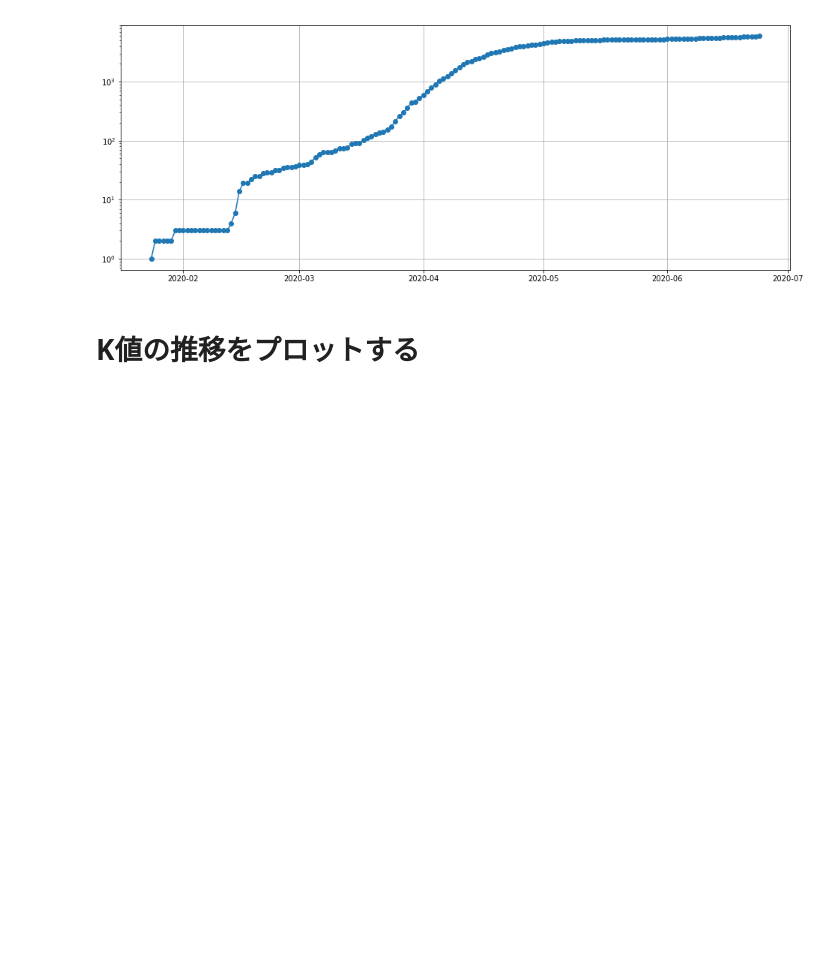
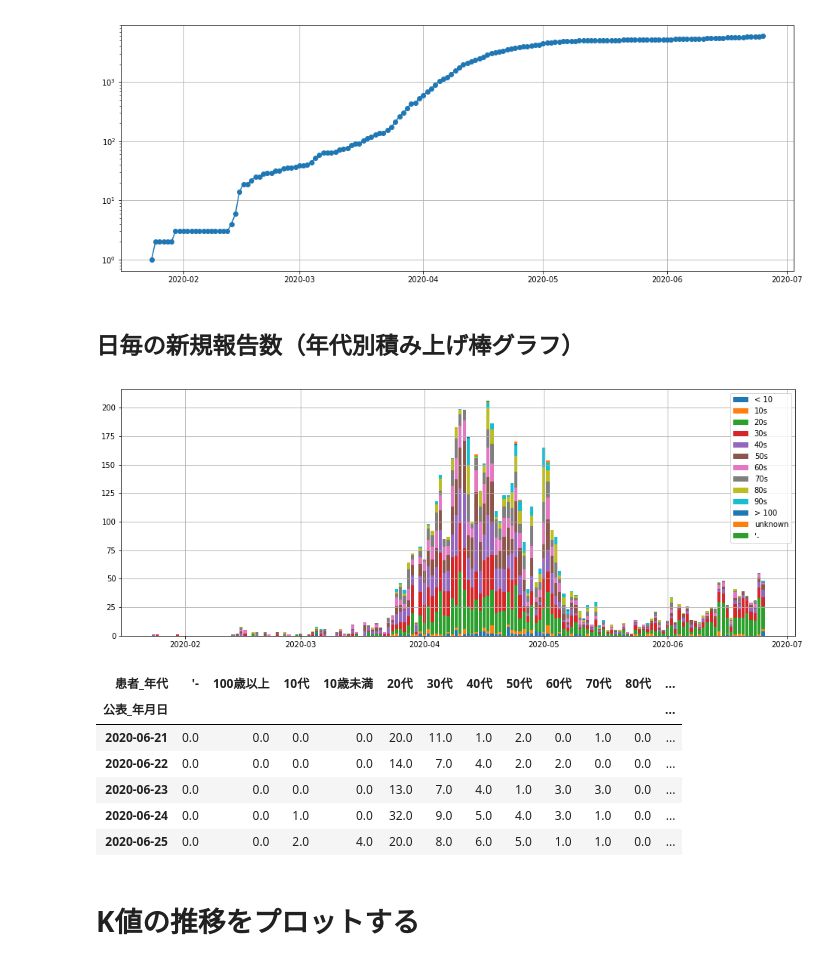
Before and after one commit to dgakane/covid19, a Jupyter notebook: nb/tokyo.ipynb, the cells around one changed output. Cells and saved outputs as stored; diff of their text form; code cells hidden in the pictures; blank space fills up the shorter version.

```diff
--- a/nb/tokyo.ipynb
+++ b/nb/tokyo.ipynb
@@ -135,6 +135,60 @@ ax.grid()
 plt.show()
 # %% [output]
 [figure]
+# %% [markdown]
+## 日毎の新規報告数（年代別積み上げ棒グラフ）
+# %%
+
+by_date_age = df.groupby(["公表_年月日","患者_年代"])
+agg_count = by_date_age.size().unstack().fillna(0)
+
+fig = plt.figure(figsize=(16.0, 6.0))
+ax = fig.add_subplot(111)
+
+bottom = 0
+p00 = plt.bar(agg_count.index,agg_count["10歳未満"], bottom=bottom)
+bottom += agg_count["10歳未満"]
+p01 = plt.bar(agg_count.index,agg_count["10代"], bottom=bottom)
+bottom += agg_count["10代"]
+p02 = plt.bar(agg_count.index,agg_count["20代"], bottom=bottom)
+bottom += agg_count["20代"]
+p03 = plt.bar(agg_count.index,agg_count["30代"], bottom=bottom)
+bottom += agg_count["30代"]
+p04 = plt.bar(agg_count.index,agg_count["40代"], bottom=bottom)
+bottom += agg_count["40代"]
+p05 = plt.bar(agg_count.index,agg_count["50代"], bottom=bottom)
+bottom += agg_count["50代"]
+p06 = plt.bar(agg_count.index,agg_count["60代"], bottom=bottom)
+bottom += agg_count["60代"]
+p07 = plt.bar(agg_count.index,agg_count["70代"], bottom=bottom)
+bottom += agg_count["70代"]
+p08 = plt.bar(agg_count.index,agg_count["80代"], bottom=bottom)
+bottom += agg_count["80代"]
+p09 = plt.bar(agg_count.index,agg_count["90代"], bottom=bottom)
+bottom += agg_count["90代"]
+p10 = plt.bar(agg_count.index,agg_count["100歳以上"], bottom=bottom)
+bottom += agg_count["100歳以上"]
+p_unknown = plt.bar(agg_count.index,agg_count["不明"], bottom=bottom)
+bottom += agg_count["不明"]
+p_dash = plt.bar(agg_count.index,agg_count["'-"], bottom=bottom)
+
+
+plt.legend(
+    (p00[0], p01[0], p02[0], p03[0],p04[0], p05[0], p06[0], p07[0], p08[0], p09[0], p10[0], p_unknown[0], p_dash[0]),
+    ('< 10', '10s', '20s', '30s', '40s', '50s', '60s', '70s', '80s', '90s', '> 100', 'unknown', "'-"))
+
+ax.grid()
+plt.show()
+agg_count.tail()
+# %% [output]
+[figure, added]
+| 患者_年代 | '- | 100歳以上 | 10代 | 10歳未満 | 20代 | 30代 | 40代 | 50代 | 60代 | 70代 | 80代 | ... |
+| 公表_年月日 |  |  |  |  |  |  |  |  |  |  |  | ... |
+| 2020-06-21 | 0.0 | 0.0 | 0.0 | 0.0 | 20.0 | 11.0 | 1.0 | 2.0 | 0.0 | 1.0 | 0.0 | ... |
+| 2020-06-22 | 0.0 | 0.0 | 0.0 | 0.0 | 14.0 | 7.0 | 4.0 | 2.0 | 2.0 | 0.0 | 0.0 | ... |
+| 2020-06-23 | 0.0 | 0.0 | 0.0 | 0.0 | 13.0 | 7.0 | 4.0 | 1.0 | 3.0 | 3.0 | 0.0 | ... |
+| 2020-06-24 | 0.0 | 0.0 | 1.0 | 0.0 | 32.0 | 9.0 | 5.0 | 4.0 | 3.0 | 1.0 | 0.0 | ... |
+| 2020-06-25 | 0.0 | 0.0 | 2.0 | 4.0 | 20.0 | 8.0 | 6.0 | 5.0 | 1.0 | 1.0 | 0.0 | ... |
 # %% [markdown]
 # K値の推移をプロットする
 # %%
```
Also changed, not shown: parts of 5 cells of this notebook.
